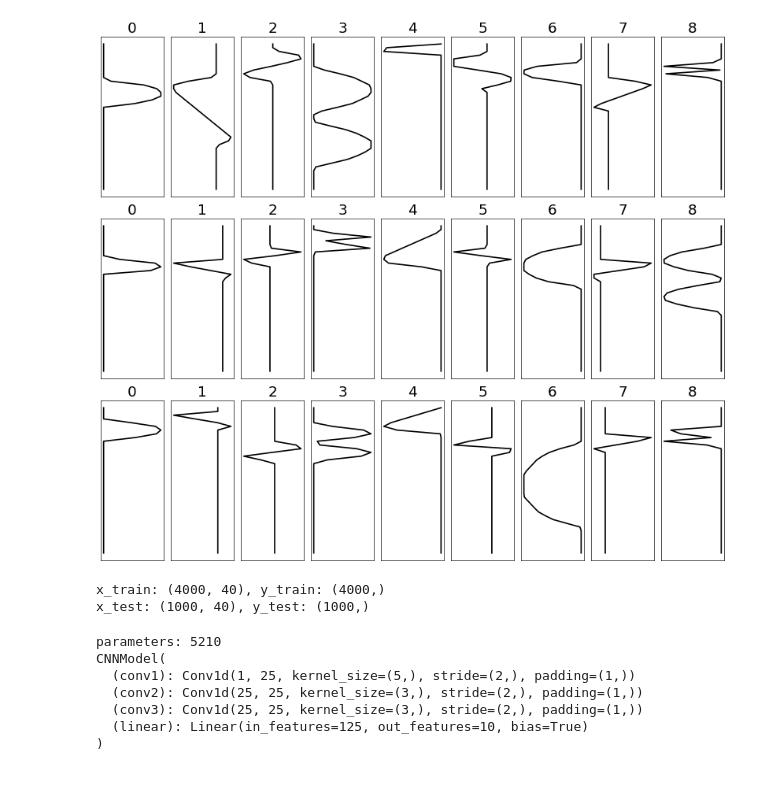
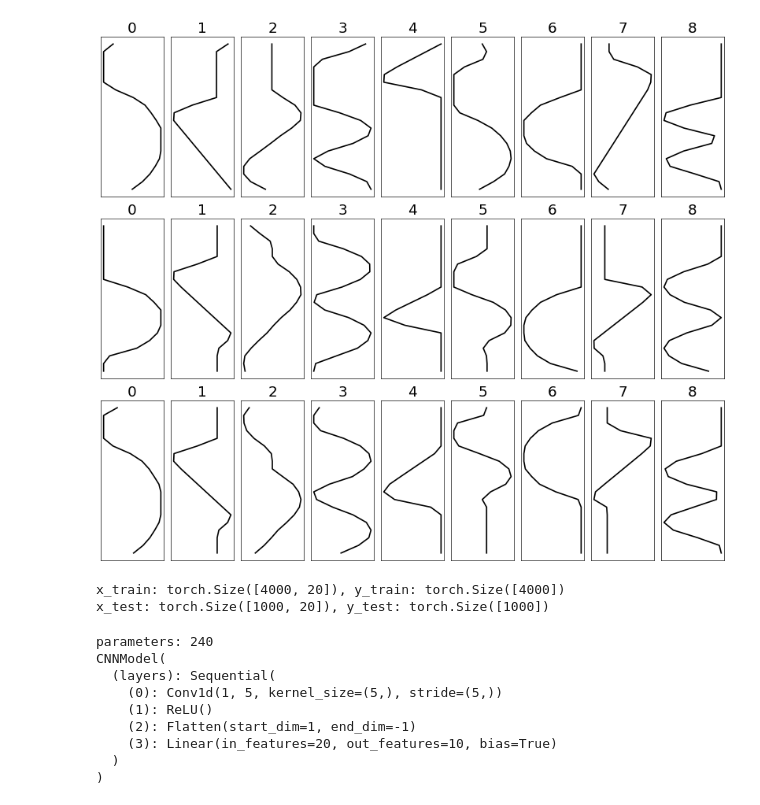
Before and after one commit to sgol13/tudelft-formal-methods-reluplex-extension, a Jupyter notebook: model.ipynb, the cells around one changed output. Saved outputs shown, nothing was run; the diff lists cells and outputs as text; code cells hidden in the pictures.

Commit message:
model 240 parameters

```diff
--- a/model.ipynb
+++ b/model.ipynb
@@ -37,79 +43,83 @@ def visualize_mnist_1d(xs, ys, t, num=3):
             x = xs[ix]
             ax = fig.add_subplot(rows, cols, r * cols + c + 1)
 
             ax.plot(x, t, 'k-', linewidth=2)
             ax.set_title(str(ys[ix]), fontsize=22)
 
             ax.invert_yaxis()
             ax.set_xticks([]), ax.set_yticks([])
 
     fig.subplots_adjust(wspace=0, hspace=0)
     fig.tight_layout()
     plt.show()
 
 
 dataset_args = ObjectView({
     'num_samples': 5000,
     'train_split': 0.8,
     'template_len': 12,
-    'padding': [0, 100],
+    'padding': [0, 10],
     'scale_coeff': 0,
-    'max_translation': 30,
+    'max_translation': 10,
     'corr_noise_scale': 0,
     'iid_noise_scale': 0,
     'shear_scale': 0,
     'shuffle_seq': False,
-    'final_seq_length': 40,
+    'final_seq_length': 20,
     'seed': 42,
 })
 
 data = make_dataset(dataset_args)
 
 visualize_mnist_1d(data['x'], data['y'], data['t'])
 # %% [output]
-[figure, old version]
+[figure, new version]
 # %%
-x_train, y_train = data['x'], data['y']
-x_test, y_test = data['x_test'], data['y_test']
+x_train = torch.tensor(data['x'], dtype=torch.float32).to(device)
+y_train = torch.tensor(data['y'], dtype=torch.long).to(device)
+x_test = torch.tensor(data['x_test'], dtype=torch.float32).to(device)
+y_test = torch.tensor(data['y_test'], dtype=torch.long).to(device)
 
 print(f"x_train: {x_train.shape}, y_train: {y_train.shape}")
 print(f"x_test: {x_test.shape}, y_test: {y_test.shape}")
 # %% [output]
-x_train: (4000, 40), y_train: (4000,)
-x_test: (1000, 40), y_test: (1000,)
+x_train: torch.Size([4000, 20]), y_train: torch.Size([4000])
+x_test: torch.Size([1000, 20]), y_test: torch.Size([1000])
 # %%
 class CNNModel(nn.Module):
     def __init__(self):
         super().__init__()
 
-        channels = 25
-        self.conv1 = nn.Conv1d(1, channels, 5, stride=2, padding=1)
-        self.conv2 = nn.Conv1d(channels, channels, 3, stride=2, padding=1)
-        self.conv3 = nn.Conv1d(channels, channels, 3, stride=2, padding=1)
-        self.linear = nn.Linear(125, 10)
-        # flattened channels -> 10 (assumes input has dim 50)
+        self.layers = nn.Sequential(
+            nn.Conv1d(1, 5, 5, stride=5, padding=0),
+            nn.ReLU(),
+            nn.Flatten(),
+            nn.Linear(20, 10)
+        )
 
     def count_params(self):
-        return sum([p.view(-1).shape[0] for p in self.parameters()])
+        return sum(p.numel() for p in self.parameters())
 
     def forward(self, x):
         x = x.view(-1, 1, x.shape[-1])
-        h1 = self.conv1(x).relu()
-        h2 = self.conv2(h1).relu()
-        h3 = self.conv3(h2).relu()
-        h3 = h3.view(h3.shape[0], -1)
-        return self.linear(h3)
+        x = self.layers(x)
+        return x
 
 
-model = CNNModel()
+model = CNNModel().to(device)
 print(f'parameters: {model.count_params()}')
 print(model)
+
+x_batch = x_train[:8]
+output = model(x_batch)
 # %% [output]
-parameters: 5210
+parameters: 240
 CNNModel(
-  (conv1): Conv1d(1, 25, kernel_size=(5,), stride=(2,), padding=(1,))
-  (conv2): Conv1d(25, 25, kernel_size=(3,), stride=(2,), padding=(1,))
-  (conv3): Conv1d(25, 25, kernel_size=(3,), stride=(2,), padding=(1,))
-  (linear): Linear(in_features=125, out_features=10, bias=True)
+  (layers): Sequential(
+    (0): Conv1d(1, 5, kernel_size=(5,), stride=(5,))
+    (1): ReLU()
+    (2): Flatten(start_dim=1, end_dim=-1)
+    (3): Linear(in_features=20, out_features=10, bias=True)
+  )
 )
 # %%
```
Also changed, not shown: parts of 3 cells of this notebook.
